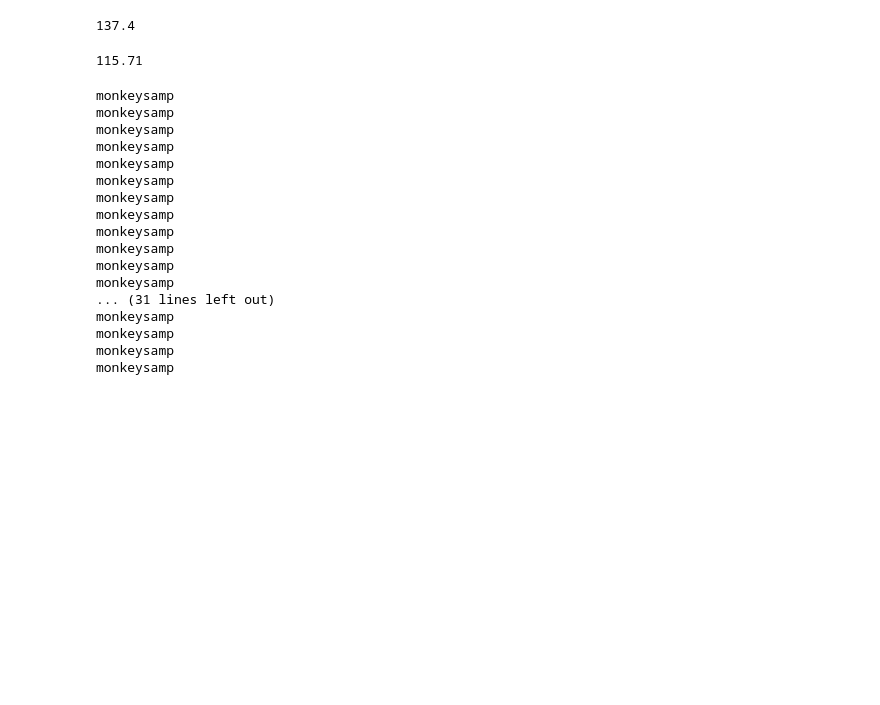
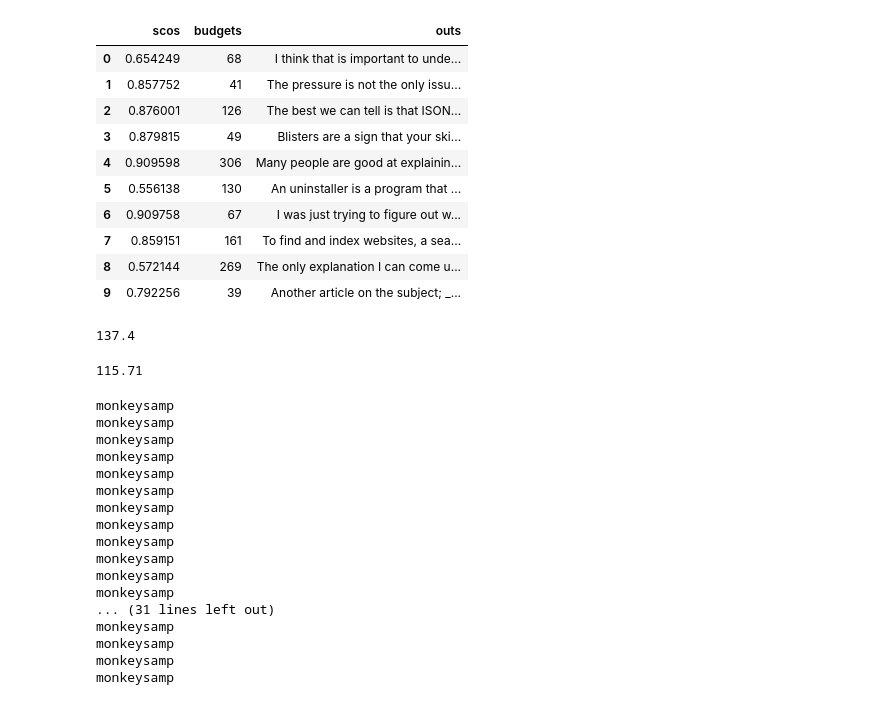
Before and after one commit to PrasannS/tfr-decoding, a Jupyter notebook: explore_pfsamp.ipynb, the cells around one changed output. Cells and saved outputs as stored; diff of their text form; code cells hidden in the pictures; blank space fills up the shorter version.

```diff
--- a/explore_pfsamp.ipynb
+++ b/explore_pfsamp.ipynb
@@ -56,3 +57,7 @@ with torch.no_grad():
 # %%
 with torch.no_grad():
     finesample_df = test_pfsample(inplist[:10], pfsampler, 0.85, 3, 1, 3)
+# %%
+ind = 5
+with torch.no_grad():
+    finesample_df = test_enhancedsample(inplist[ind:ind+1], pfsampler, 18, [7, 20], 3, 3, None)
@@ -58,0 +152,14 @@ with torch.no_grad():
+# %%
+finesample_df
+# %% [output]
+|  | scos | budgets | outs |
+| 0 | 0.654249 | 68 | I think that is important to unde... |
+| 1 | 0.857752 | 41 | The pressure is not the only issu... |
+| 2 | 0.876001 | 126 | The best we can tell is that ISON... |
+| 3 | 0.879815 | 49 | Blisters are a sign that your ski... |
+| 4 | 0.909598 | 306 | Many people are good at explainin... |
+| 5 | 0.556138 | 130 | An uninstaller is a program that ... |
+| 6 | 0.909758 | 67 | I was just trying to figure out w... |
+| 7 | 0.859151 | 161 | To find and index websites, a sea... |
+| 8 | 0.572144 | 269 | The only explanation I can come u... |
+| 9 | 0.792256 | 39 | Another article on the subject; _... |
```
Also changed, not shown: parts of 15 cells of this notebook, 7 other files.
